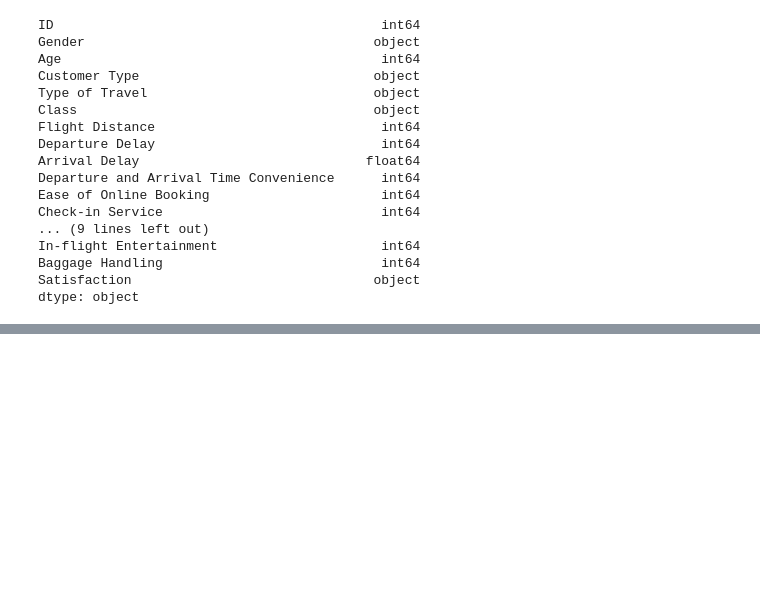
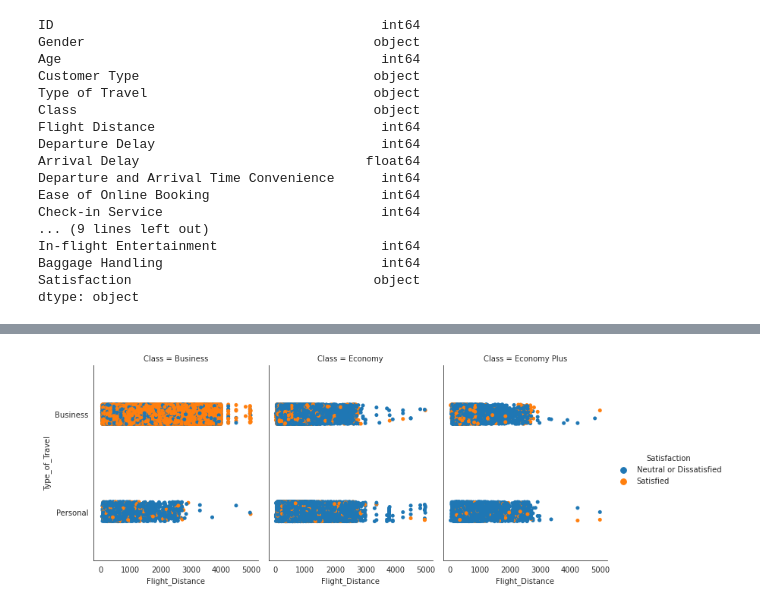
Before and after one commit to ibe-abu-chi/python_EDA, a Jupyter notebook: Airline_satisfaction.ipynb, the cells around one changed output, grey strips where cells are left out. Cells and saved outputs as stored; diff of their text form; code cells hidden in the pictures; blank space fills up the shorter version.

```diff
--- a/Airline_satisfaction.ipynb
+++ b/Airline_satisfaction.ipynb
@@ -247,0 +200,6 @@ Baggage Handling            0.1965      0.009     22.834      0.000       0.180
+# %%
+# Type_of_Travel and Flight_Distance by Class
+with sns.axes_style('white'):
+    g = sns.catplot(x="Flight_Distance", y="Type_of_Travel", hue="Satisfaction", col="Class", data=df, height=4.5, aspect=.8)
+# %% [output]
+[figure, added]
```
Also changed, not shown: parts of 47 cells of this notebook.
